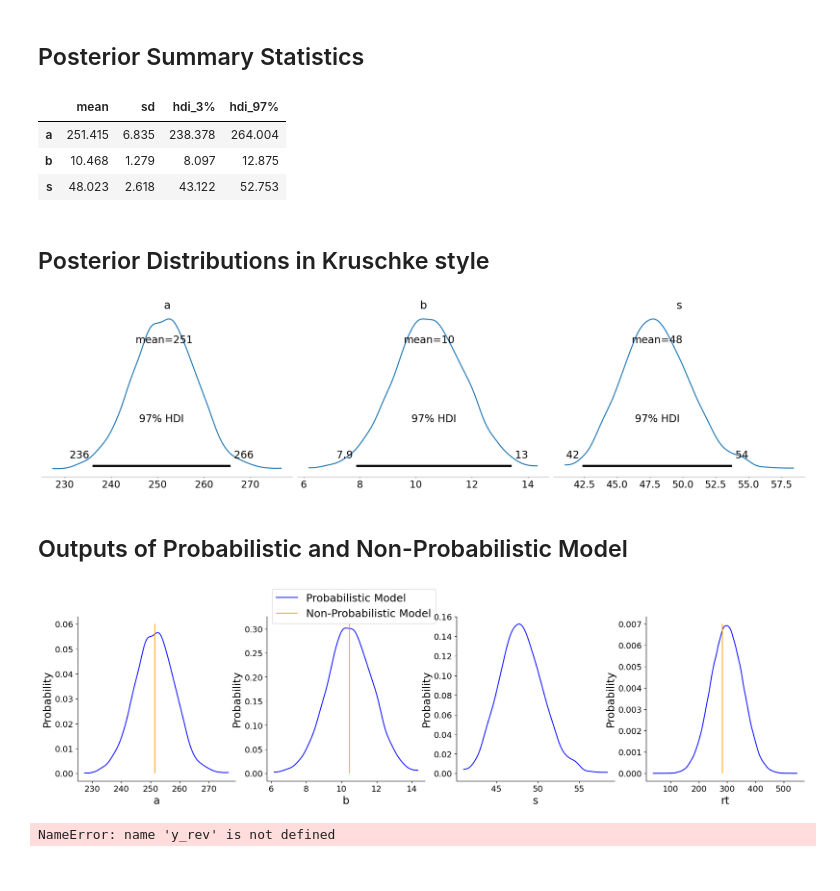
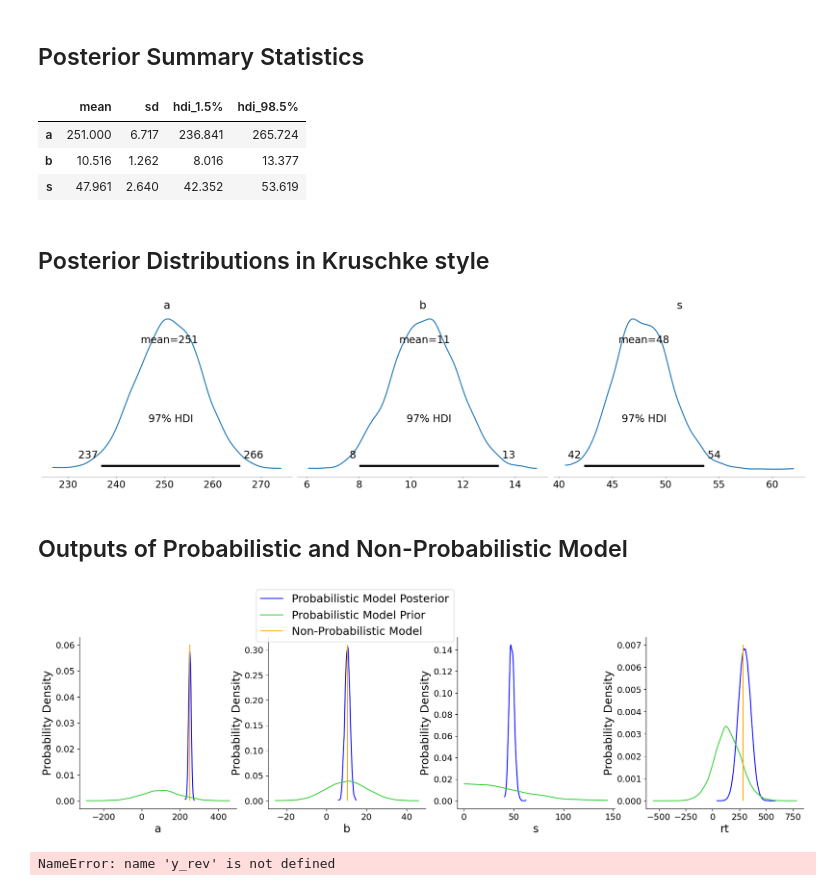
Before and after one commit to evdoxiataka/thesis_examples, a Jupyter notebook: driver_reaction_time.ipynb, the cells around one changed output. Drawn from its saved outputs; the diff is of its cells as text; code cells hidden in the pictures.

```diff
--- a/driver_reaction_time.ipynb
+++ b/driver_reaction_time.ipynb
@@ -57,10 +57,13 @@ lreg_plot(reactions, reg.coef_[0][0], reg.intercept_[0])
 ### Homogenous Model
 In this case data is treated as a single group and pooled together. The parameters are fixed across all data.
 # %%
+dataFile = 'evaluation_sleepstudy.csv'
+reactions = pd.read_csv(dataFile,
+                        usecols = ['Reaction','Days','Subject'])
 with pm.Model() as homogenous_model:
     ## priors
     a = pm.Normal("a", mu = 100, sd = 100)
-    b = pm.Normal("b", mu = 10, sd = 5)
+    b = pm.Normal("b", mu = 10, sd = 10)
     s = pm.HalfNormal("s", sd = 50)
     ## likelihood
     rt = pm.Normal("rt",mu = a + b*reactions.Days,
@@ -163,24 +103,24 @@ Text(0.5, 0, 's')
 # %% [markdown]
 ## Posterior Summary Statistics
 # %%
-az.summary(trace,kind='stats')
+az.summary(trace,kind='stats',hdi_prob=0.97)
 # %% [output]
-|  | mean | sd | hdi_3% | hdi_97% |
-| a | 251.415 | 6.835 | 238.378 | 264.004 |
-| b | 10.468 | 1.279 | 8.097 | 12.875 |
-| s | 48.023 | 2.618 | 43.122 | 52.753 |
+|  | mean | sd | hdi_1.5% | hdi_98.5% |
+| a | 251.000 | 6.717 | 236.841 | 265.724 |
+| b | 10.516 | 1.262 | 8.016 | 13.377 |
+| s | 47.961 | 2.640 | 42.352 | 53.619 |
 # %% [markdown]
 ## Posterior Distributions in Kruschke style
 # %%
 kruschke_style_posteriors(trace)
 # %% [output]
-[figure, old version]
+[figure, new version]
 # %% [markdown]
 ## Outputs of Probabilistic and Non-Probabilistic Model
 # %%
-homogenous_models_outputs(trace, posterior_predictive, slope, intercept, reaction_time)
+homogenous_models_outputs(trace, prior, posterior_predictive, slope, intercept, reaction_time)
 # %% [output]
-[figure, old version]
+[figure, new version]
 # %%
 ax = lreg_plot(reactions, trace.b.mean(), trace.a.mean())
 az.plot_hdi(reactions.Days.unique(),
```
Also changed, not shown: parts of 11 cells of this notebook, 3 other files.
